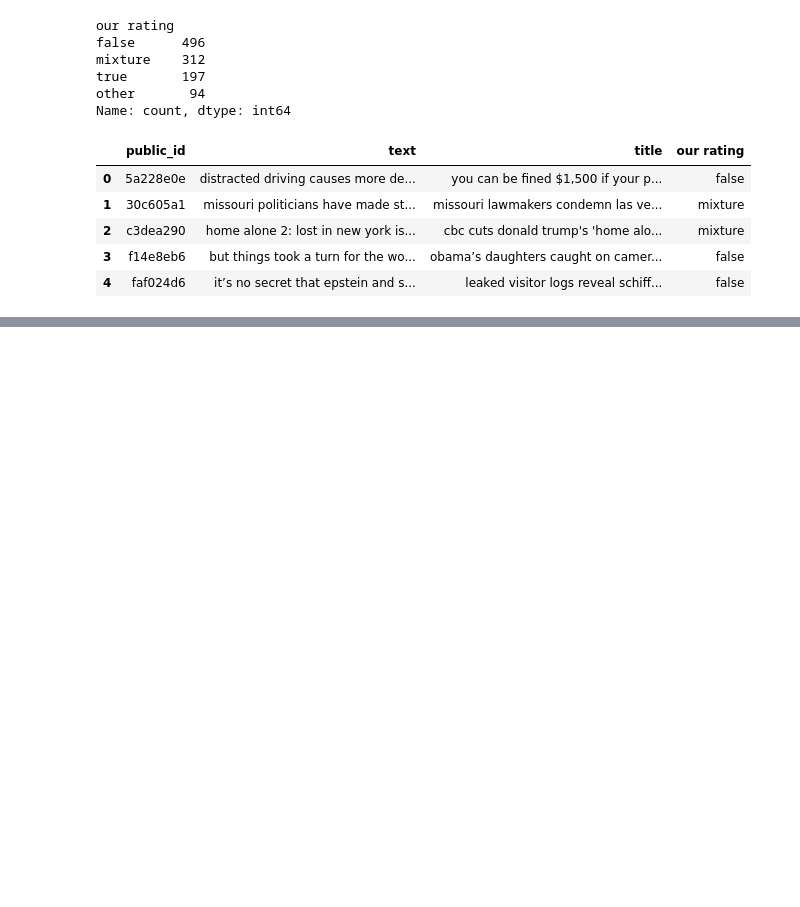
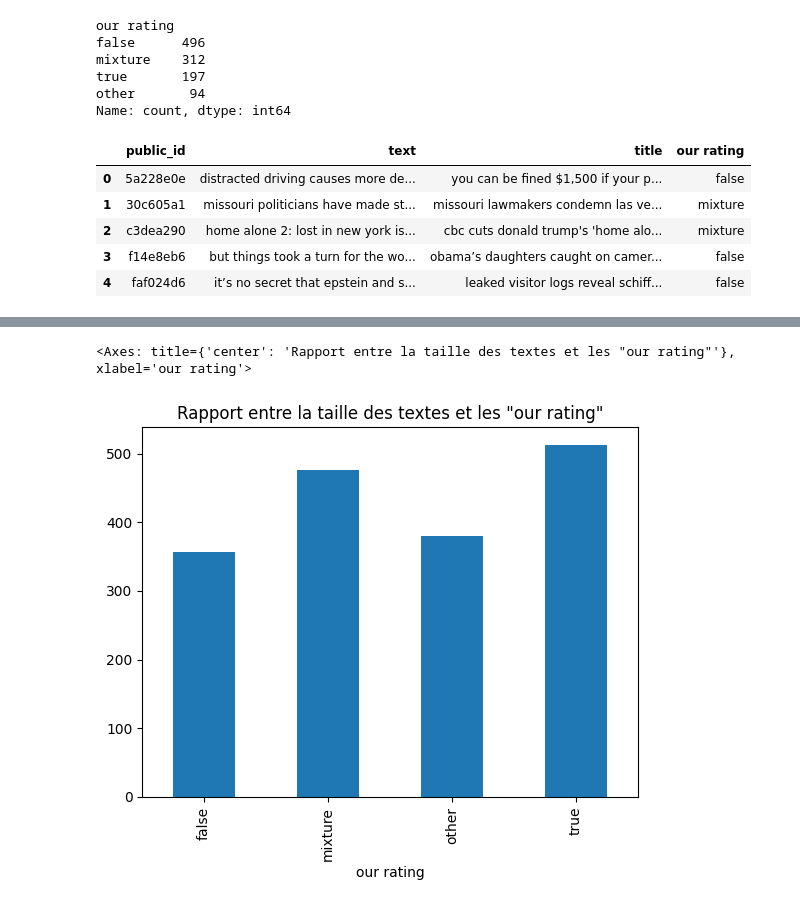
Before and after one commit to dimaland1/MachineLearningProject, a Jupyter notebook: Untitled-1.ipynb, the cells around one changed output, grey strips where cells are left out. Drawn from its saved outputs; the diff is of its cells as text; code cells hidden in the pictures; blank space fills up the shorter version.

```diff
--- a/Untitled-1.ipynb
+++ b/Untitled-1.ipynb
@@ -169,0 +201,7 @@ df['text'][0]
+# %%
+# histogramme raport entre la taille des textes et les 'our rating'
+df['text_len'] = df['text'].apply(lambda x: len(x.split()))
+df.groupby('our rating')['text_len'].mean().plot(kind='bar', title='Rapport entre la taille des textes et les "our rating"')
+# %% [output]
+<Axes: title={'center': 'Rapport entre la taille des textes et les "our rating"'}, xlabel='our rating'>
+[figure, added]
```
Also changed, not shown: parts of 8 cells of this notebook.
